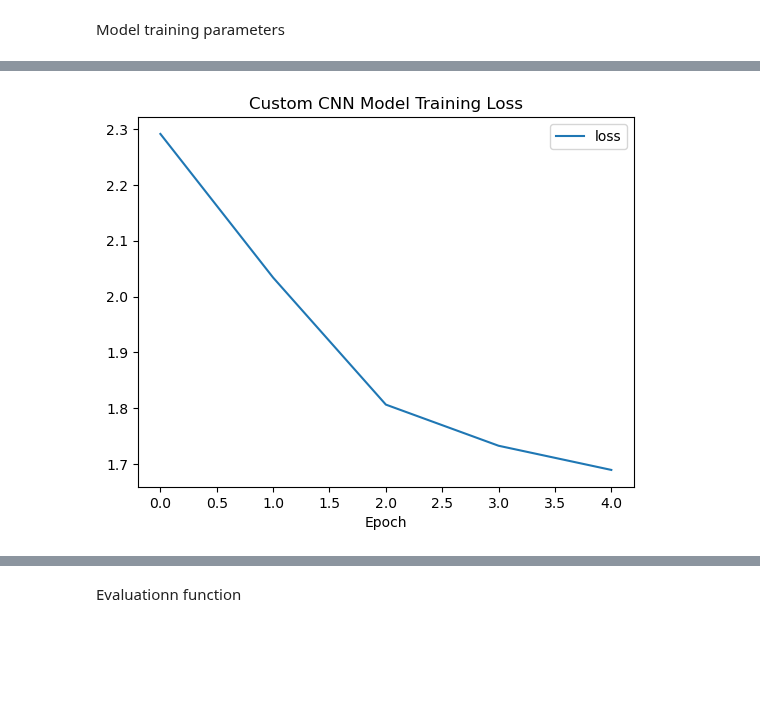
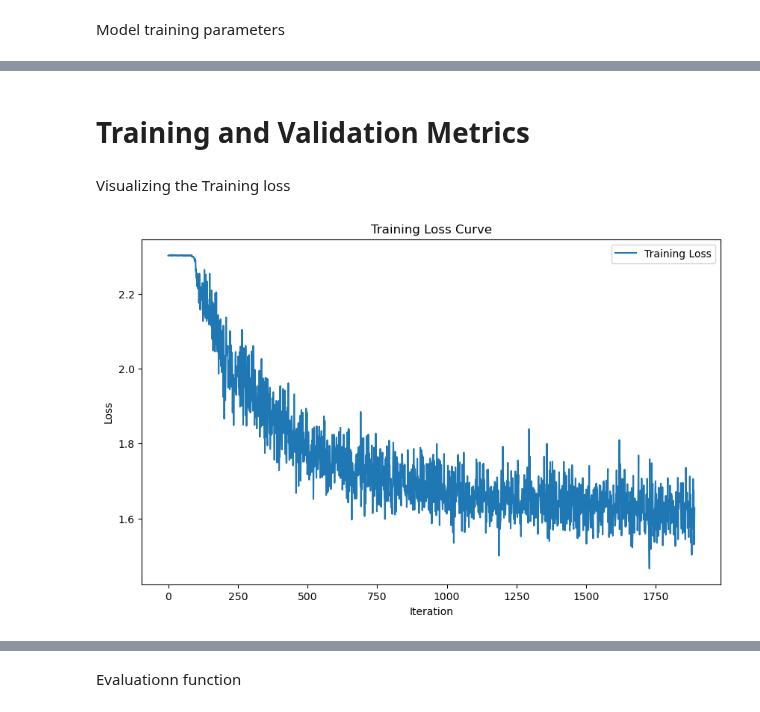
Before and after one commit to denpalrius/AI-Machine-Learning-Practice, a Jupyter notebook: mlp/cnn_mnist.ipynb, the cells around one changed output, grey strips where cells are left out. Drawn from its saved outputs; the diff is of its cells as text; code cells hidden in the pictures; blank space fills up the shorter version.

```diff
--- a/mlp/cnn_mnist.ipynb
+++ b/mlp/cnn_mnist.ipynb
@@ -76,7 +76,7 @@ This will help in:
 - Faster training and convergence of the optimisation
 - This will help the model learn with consistent data, capturing underlying patterns instead of being affected by by the scale of the input features
 # %%
-max_pixel = 16
+max_pixel = 50
 X = X/max_pixel
 # %% [markdown]
 Reshape data for CNN
@@ -178,7 +170,11 @@ Accuracy function
 # %%
-def get_accuracy(model, device, data_loader):
+def get_acc_and_confusion_matrix(model, device, data_loader):
     with torch.no_grad():
-        correct_pred, num_examples = 0, 0
+        correct_pred = 0
+        num_examples = 0
+        all_targets =[]
+        all_predicted_labels = []
+
         for features, targets in data_loader:
             features = features.to(device)
             targets = targets.float().to(device)
@@ -187,14 +183,24 @@ def get_accuracy(model, device, data_loader):
 
             _, predicted_labels = torch.max(logits, 1)
             # Convert predicted_labels to one-hot encoded format to match the 10 classes
-            predicted_labels = torch.nn.functional.one_hot(predicted_labels, num_classes=num_classes)
+            predicted_labels_one_hot = torch.nn.functional.one_hot(predicted_labels, num_classes=num_classes)
 
+            # Adjust num_examples for the one-hot encoding
             batch_size = targets.size(0)
-            num_examples += batch_size * num_classes  # Adjust num_examples for the one-hot encoding
+            num_examples += batch_size * num_classes
 
-            correct_pred += (predicted_labels == targets).sum()
+            # Convert one-hot encoded labels back to digits (0 to 9) to build the confusion matrix
+            targets_digits = torch.argmax(targets, dim=1)
 
-    return correct_pred.float()/num_examples * 100
+            all_targets.extend(targets_digits.cpu().numpy())
+            all_predicted_labels.extend(predicted_labels.cpu().numpy())
+
+            correct_pred += (predicted_labels_one_hot == targets).sum()
+
+    accuracy = correct_pred.float()/num_examples * 100
+    confusion_mat = confusion_matrix(all_targets, all_predicted_labels)
+
+    return accuracy, confusion_mat
 # %% [markdown]
 Training function
 # %%
@@ -461,6 +280,6 @@ criterion = torch.nn.CrossEntropyLoss()
 optimizer = torch.optim.Adam(custom_model.parameters(), lr=learning_rate)
 scheduler = torch.optim.lr_scheduler.ReduceLROnPlateau(optimizer, factor=0.1, mode='min')
 
-n_epochs = 5
+n_epochs = 35
 losses = []
 # %% [markdown]
@@ -468,3 +287,3 @@ Run the training
 # %%
-traing_loss, train_accuracy = train(custom_model, n_epochs, device, train_loader, optimizer, criterion)
+train_results = train( custom_model, n_epochs, device, train_loader, val_loader, optimizer, scheduler)
 # %% [output]
@@ -477,8 +307,16 @@ Total training time: 35.5838 seconds
+# %% [markdown]
+# Training and Validation Metrics
+# %% [markdown]
+Visualizing the Training loss
 # %%
-plt.plot(traing_loss, label='loss')
-plt.xlabel('Epoch')
-plt.title('Custom CNN Model Training Loss')
+loss_ls = train_results['loss_list']
+
+plt.figure(figsize=(10, 6))
+plt.plot(loss_ls, label='Training Loss')
+plt.xlabel('Iteration')
+plt.ylabel('Loss')
+plt.title('Training Loss Curve')
 plt.legend()
 plt.show()
 # %% [output]
-[figure, old version]
+[figure, new version]
```
Also changed, not shown: parts of 29 cells of this notebook.
